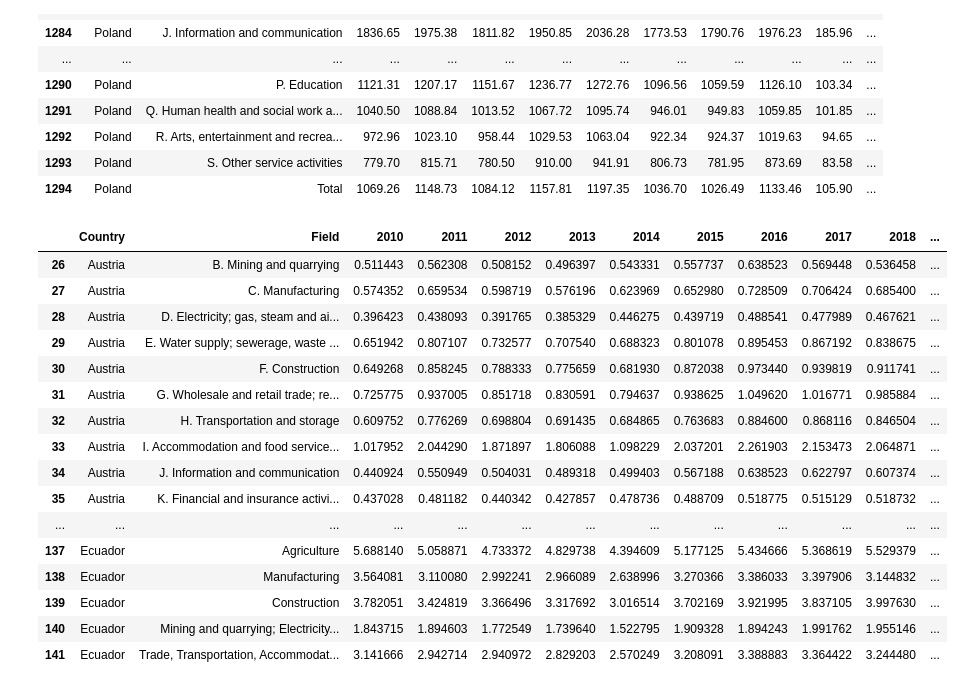
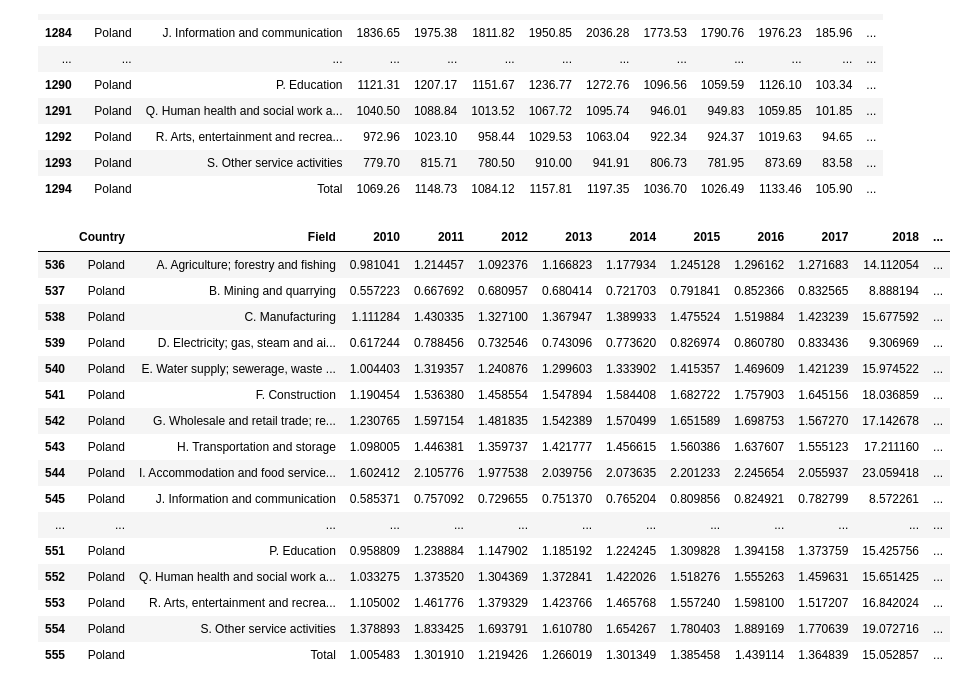
Before and after one commit to Vergenter/familyWealth, a Jupyter notebook: PCA.ipynb, the cells around one changed output. Cells and saved outputs as stored; diff of their text form; code cells hidden in the pictures.

```diff
--- a/PCA.ipynb
+++ b/PCA.ipynb
@@ -129,25 +111,25 @@ merged_pd[merged_pd.Country == "Poland"].head(50)
 # %%
 new_merge = pd_merge(df_cost_of_living.drop("2020",axis=1),merged_pd, on=["Country"],how="inner")
 for x in range(2010,2020):
     new_merge[str(x)] = new_merge[str(x)+"_x"]/new_merge[str(x)+"_y"]
     del new_merge[str(x)+"_x"]
     del new_merge[str(x)+"_y"]
-new_merge[.Country == "Poland".head(50)
+new_merge[new_merge.Country == "Poland"].head(50)
 # %% [output]
 |  | Country | Field | 2010 | 2011 | 2012 | 2013 | 2014 | 2015 | 2016 | 2017 | 2018 | ... |
-| 26 | Austria | B. Mining and quarrying | 0.511443 | 0.562308 | 0.508152 | 0.496397 | 0.543331 | 0.557737 | 0.638523 | 0.569448 | 0.536458 | ... |
-| 27 | Austria | C. Manufacturing | 0.574352 | 0.659534 | 0.598719 | 0.576196 | 0.623969 | 0.652980 | 0.728509 | 0.706424 | 0.685400 | ... |
-| 28 | Austria | D. Electricity; gas, steam and ai... | 0.396423 | 0.438093 | 0.391765 | 0.385329 | 0.446275 | 0.439719 | 0.488541 | 0.477989 | 0.467621 | ... |
-| 29 | Austria | E. Water supply; sewerage, waste ... | 0.651942 | 0.807107 | 0.732577 | 0.707540 | 0.688323 | 0.801078 | 0.895453 | 0.867192 | 0.838675 | ... |
-| 30 | Austria | F. Construction | 0.649268 | 0.858245 | 0.788333 | 0.775659 | 0.681930 | 0.872038 | 0.973440 | 0.939819 | 0.911741 | ... |
-| 31 | Austria | G. Wholesale and retail trade; re... | 0.725775 | 0.937005 | 0.851718 | 0.830591 | 0.794637 | 0.938625 | 1.049620 | 1.016771 | 0.985884 | ... |
-| 32 | Austria | H. Transportation and storage | 0.609752 | 0.776269 | 0.698804 | 0.691435 | 0.684865 | 0.763683 | 0.884600 | 0.868116 | 0.846504 | ... |
-| 33 | Austria | I. Accommodation and food service... | 1.017952 | 2.044290 | 1.871897 | 1.806088 | 1.098229 | 2.037201 | 2.261903 | 2.153473 | 2.064871 | ... |
-| 34 | Austria | J. Information and communication | 0.440924 | 0.550949 | 0.504031 | 0.489318 | 0.499403 | 0.567188 | 0.638523 | 0.622797 | 0.607374 | ... |
-| 35 | Austria | K. Financial and insurance activi... | 0.437028 | 0.481182 | 0.440342 | 0.427857 | 0.478736 | 0.488709 | 0.518775 | 0.515129 | 0.518732 | ... |
+| 536 | Poland | A. Agriculture; forestry and fishing | 0.981041 | 1.214457 | 1.092376 | 1.166823 | 1.177934 | 1.245128 | 1.296162 | 1.271683 | 14.112054 | ... |
+| 537 | Poland | B. Mining and quarrying | 0.557223 | 0.667692 | 0.680957 | 0.680414 | 0.721703 | 0.791841 | 0.852366 | 0.832565 | 8.888194 | ... |
+| 538 | Poland | C. Manufacturing | 1.111284 | 1.430335 | 1.327100 | 1.367947 | 1.389933 | 1.475524 | 1.519884 | 1.423239 | 15.677592 | ... |
+| 539 | Poland | D. Electricity; gas, steam and ai... | 0.617244 | 0.788456 | 0.732546 | 0.743096 | 0.773620 | 0.826974 | 0.860780 | 0.833436 | 9.306969 | ... |
+| 540 | Poland | E. Water supply; sewerage, waste ... | 1.004403 | 1.319357 | 1.240876 | 1.299603 | 1.333902 | 1.415357 | 1.469609 | 1.421239 | 15.974522 | ... |
+| 541 | Poland | F. Construction | 1.190454 | 1.536380 | 1.458554 | 1.547894 | 1.584408 | 1.682722 | 1.757903 | 1.645156 | 18.036859 | ... |
+| 542 | Poland | G. Wholesale and retail trade; re... | 1.230765 | 1.597154 | 1.481835 | 1.542389 | 1.570499 | 1.651589 | 1.698753 | 1.567270 | 17.142678 | ... |
+| 543 | Poland | H. Transportation and storage | 1.098005 | 1.446381 | 1.359737 | 1.421777 | 1.456615 | 1.560386 | 1.637607 | 1.555123 | 17.211160 | ... |
+| 544 | Poland | I. Accommodation and food service... | 1.602412 | 2.105776 | 1.977538 | 2.039756 | 2.073635 | 2.201233 | 2.245654 | 2.055937 | 23.059418 | ... |
+| 545 | Poland | J. Information and communication | 0.585371 | 0.757092 | 0.729655 | 0.751370 | 0.765204 | 0.809856 | 0.824921 | 0.782799 | 8.572261 | ... |
 | ... | ... | ... | ... | ... | ... | ... | ... | ... | ... | ... | ... | ... |
-| 137 | Ecuador | Agriculture | 5.688140 | 5.058871 | 4.733372 | 4.829738 | 4.394609 | 5.177125 | 5.434666 | 5.368619 | 5.529379 | ... |
-| 138 | Ecuador | Manufacturing | 3.564081 | 3.110080 | 2.992241 | 2.966089 | 2.638996 | 3.270366 | 3.386033 | 3.397906 | 3.144832 | ... |
-| 139 | Ecuador | Construction | 3.782051 | 3.424819 | 3.366496 | 3.317692 | 3.016514 | 3.702169 | 3.921995 | 3.837105 | 3.997630 | ... |
-| 140 | Ecuador | Mining and quarrying; Electricity... | 1.843715 | 1.894603 | 1.772549 | 1.739640 | 1.522795 | 1.909328 | 1.894243 | 1.991762 | 1.955146 | ... |
-| 141 | Ecuador | Trade, Transportation, Accommodat... | 3.141666 | 2.942714 | 2.940972 | 2.829203 | 2.570249 | 3.208091 | 3.388883 | 3.364422 | 3.244480 | ... |
+| 551 | Poland | P. Education | 0.958809 | 1.238884 | 1.147902 | 1.185192 | 1.224245 | 1.309828 | 1.394158 | 1.373759 | 15.425756 | ... |
+| 552 | Poland | Q. Human health and social work a... | 1.033275 | 1.373520 | 1.304369 | 1.372841 | 1.422026 | 1.518276 | 1.555263 | 1.459631 | 15.651425 | ... |
+| 553 | Poland | R. Arts, entertainment and recrea... | 1.105002 | 1.461776 | 1.379329 | 1.423766 | 1.465768 | 1.557240 | 1.598100 | 1.517207 | 16.842024 | ... |
+| 554 | Poland | S. Other service activities | 1.378893 | 1.833425 | 1.693791 | 1.610780 | 1.654267 | 1.780403 | 1.889169 | 1.770639 | 19.072716 | ... |
+| 555 | Poland | Total | 1.005483 | 1.301910 | 1.219426 | 1.266019 | 1.301349 | 1.385458 | 1.439114 | 1.364839 | 15.052857 | ... |
```
Also changed, not shown: parts of 2 cells of this notebook.
